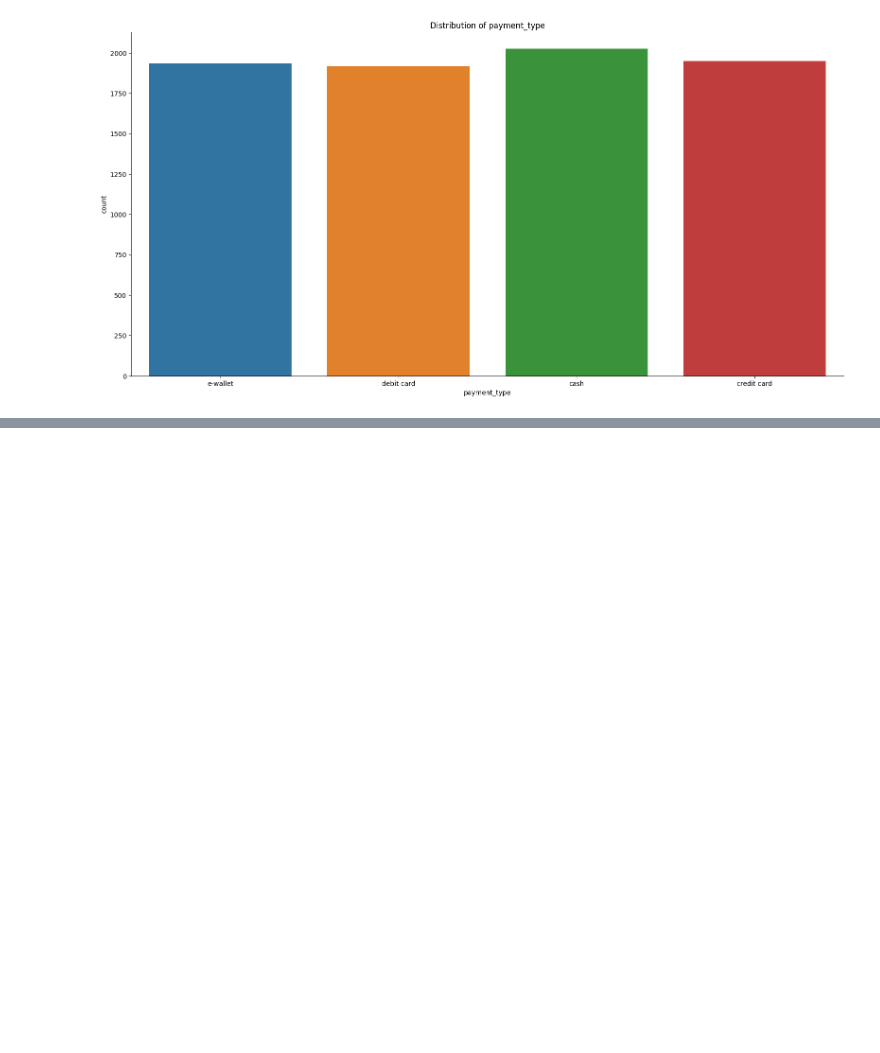
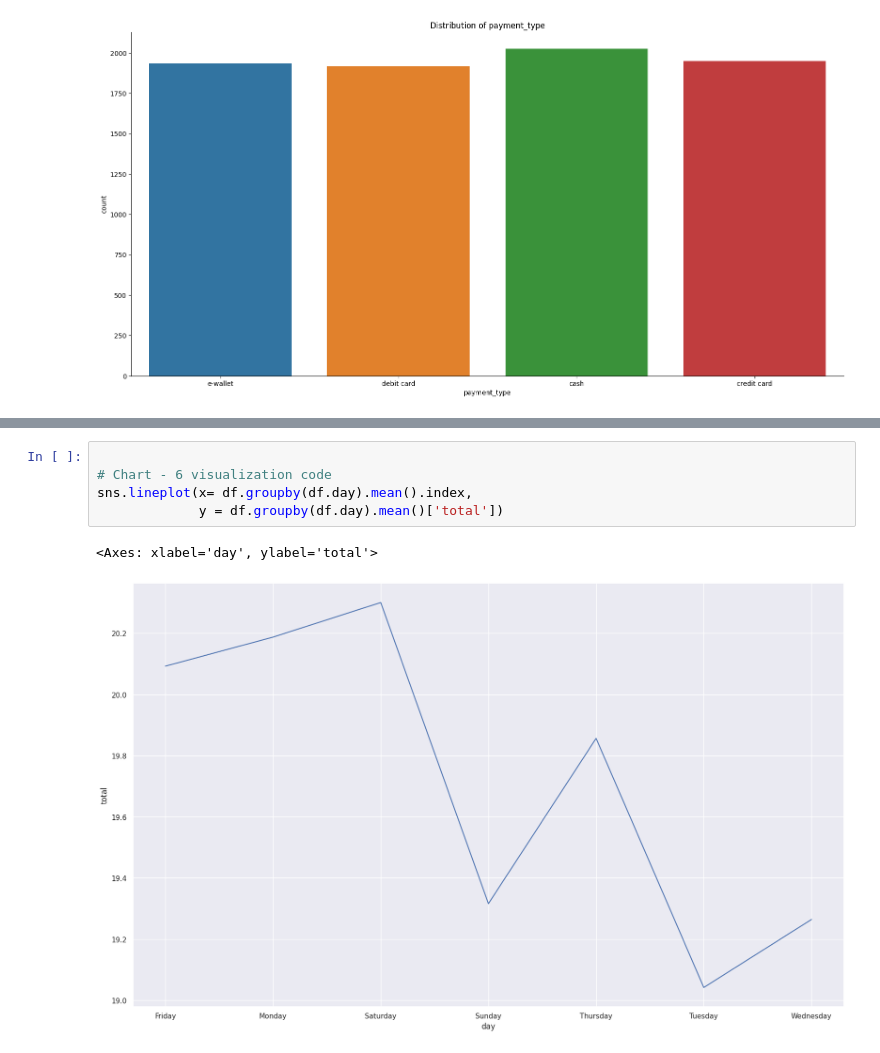
Before and after one commit to ayeshafirdose31/Cognizant_AI, a Jupyter notebook: Task1.ipynb, the cells around one changed output, grey strips where cells are left out. Saved outputs shown, nothing was run; the diff lists cells and outputs as text; blank space fills up the shorter version.

```diff
--- a/Task1.ipynb
+++ b/Task1.ipynb
@@ -268,0 +347,8 @@ plot_categorical_distribution(df, 'payment_type')
+# %%
+
+# Chart - 6 visualization code
+sns.lineplot(x= df.groupby(df.day).mean().index,
+             y = df.groupby(df.day).mean()['total'])
+# %% [output]
+<Axes: xlabel='day', ylabel='total'>
+[figure, added]
```
Also changed, not shown: parts of 12 cells of this notebook.
